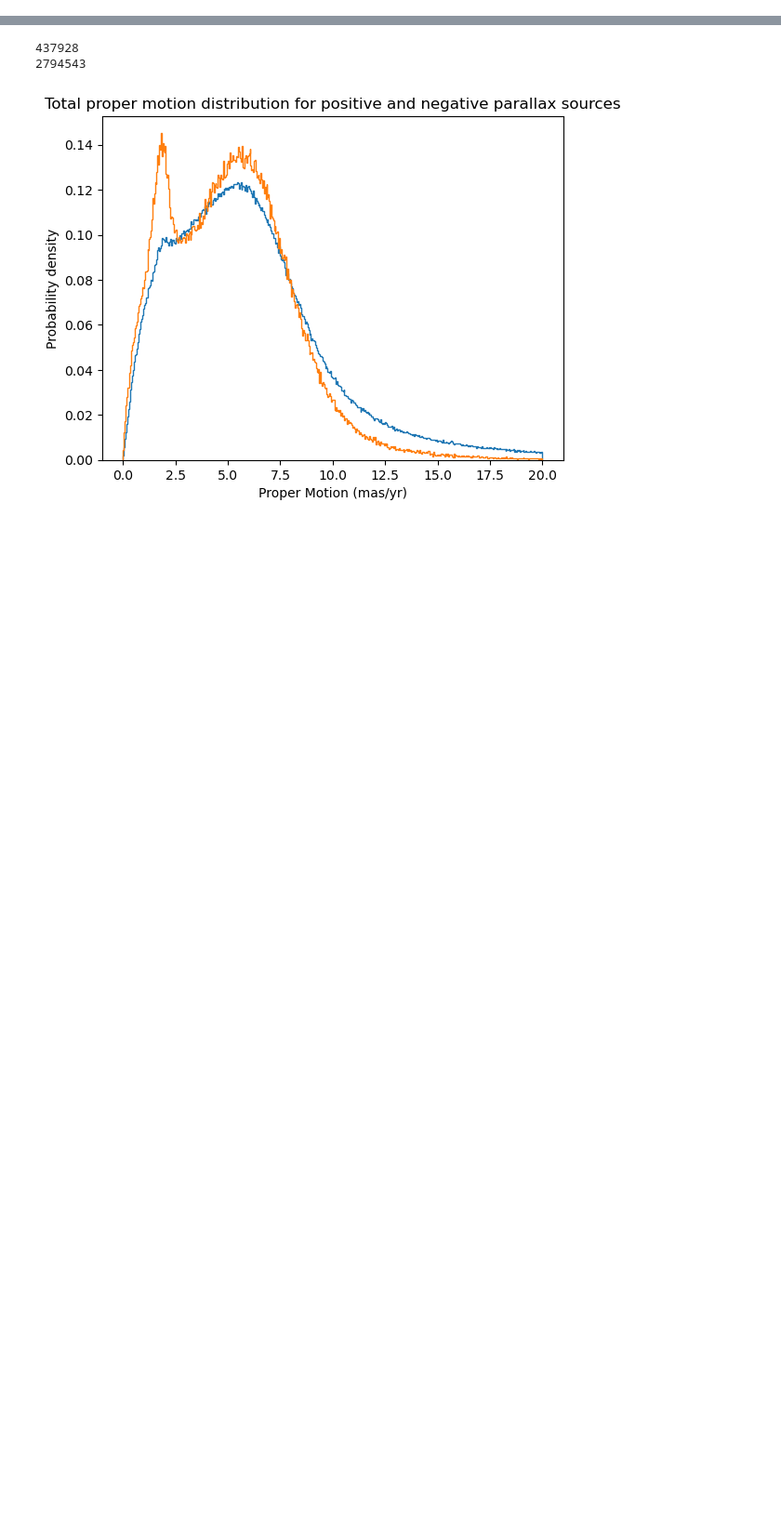
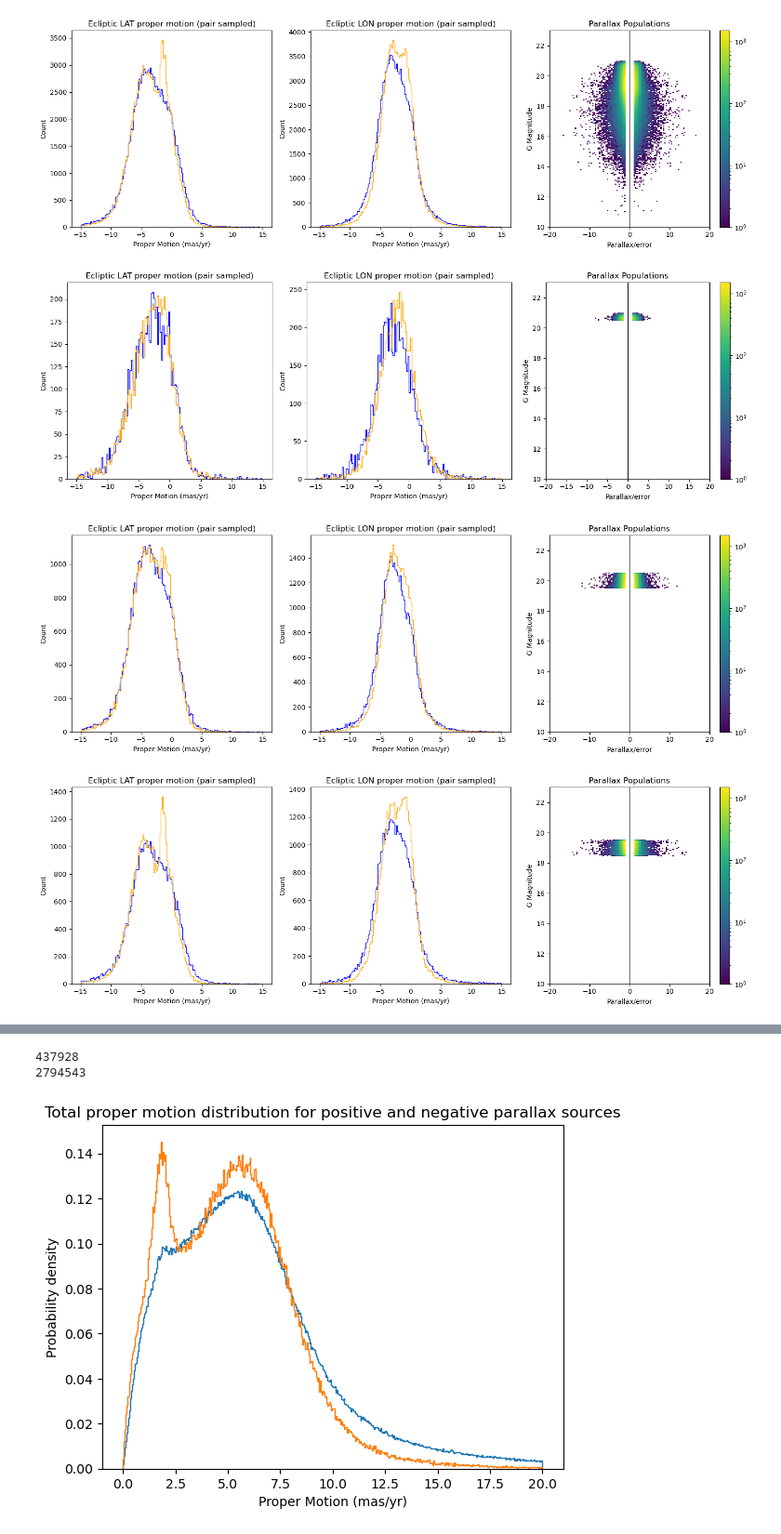
Before and after one commit to mtauraso/astro511, a Jupyter notebook: FinalProjectExploration5param.ipynb, the cells around one changed output, grey strips where cells are left out. Shown at 93% size. Drawn from its saved outputs; the diff is of its cells as text; code cells hidden in the pictures; blank space fills up the shorter version.

```diff
--- a/FinalProjectExploration5param.ipynb
+++ b/FinalProjectExploration5param.ipynb
@@ -98,0 +236,79 @@ plt.show()
+# %%
+from astropy.coordinates import SkyCoord, BarycentricMeanEcliptic
+import astropy.units as u
+
+#Should not be using anymore before the fold
+#coords = SkyCoord(data['ra'], data['dec'], pm_ra_cosdec=data['pmra'], pm_dec=data['pmdec'])
+#ellipticCoords = coords.transform_to(BarycentricMeanEcliptic)
+
+mirror_coords = SkyCoord(mirror_ra*u.deg, mirror_dec*u.deg, pm_ra_cosdec = mirror_pmra*u.mas/u.yr, pm_dec = mirror_pmdec*u.mas/u.yr)
+mirror_ecoords = mirror_coords.transform_to(BarycentricMeanEcliptic)
+
+problem_coords = SkyCoord(np.ma.masked_array(data['ra'], mask= np.logical_or(negative_parallax, limit_mask)).compressed(),
+                          np.ma.masked_array(data['dec'], mask= np.logical_or(negative_parallax, limit_mask)).compressed(),
+                          pm_ra_cosdec = np.ma.masked_array(data['pmra'], mask= np.logical_or(negative_parallax, limit_mask)).compressed(),
+                          pm_dec = np.ma.masked_array(data['pmdec'], mask= np.logical_or(negative_parallax, limit_mask)).compressed())
+problem_ecoords = problem_coords.transform_to(BarycentricMeanEcliptic)
+# %%
+
+
+
+# Make plots of LAT/LON showing mirror(positive parallax) and problem (negative parallax) histograms
+# Allow pass in of a mask so we can go by mag.
+def visualize_ecliptic_proper_motion(mirror_ecoords, problem_ecoords, mirror_poe, mirror_mag, problem_poe, problem_mag,
+                                     mirror_mask = None, problem_mask = None):
+
+    fig,(ax1, ax2, ax3) = plt.subplots(nrows=1, ncols = 3)
+
+    fig.set_size_inches(15, 5)
+
+    ax1.set_title("Ecliptic LAT proper motion (pair sampled)")
+    ax1.set_xlabel("Proper Motion (mas/yr)")
+    ax1.set_ylabel("Count")
+
+    ax1.hist(np.ma.masked_array(mirror_ecoords.pm_lat.value, mask = mirror_mask).compressed(),
+         bins = 150, range=(-15,15), histtype='step', color="blue")
+    ax1.hist(np.ma.masked_array(problem_ecoords.pm_lat.value, mask = problem_mask).compressed(),
+         bins = 150, range=(-15,15), histtype='step', color="orange")
+
+    ax2.set_title("Ecliptic LON proper motion (pair sampled)")
+    ax2.set_xlabel("Proper Motion (mas/yr)")
+    ax2.set_ylabel("Count")
+
+    ax2.hist(np.ma.masked_array(mirror_ecoords.pm_lon_coslat.value, mask = mirror_mask).compressed(),
+         bins = 150, range=(-15,15), histtype='step', color="blue")
+    ax2.hist(np.ma.masked_array(problem_ecoords.pm_lon_coslat.value, mask = problem_mask).compressed(),
+         bins = 150, range=(-15,15), histtype='step', color="orange")
+
+    ax3.set_title("Parallax Populations")
+    ax3.set_xlabel("Parallax/error")
+    ax3.set_ylabel("G Magnitude")
+    _,_,_,im = ax3.hist2d(
+        np.ma.masked_array(problem_poe, mask = problem_mask).compressed(),
+        np.ma.masked_array(problem_mag, mask = problem_mask).compressed(),
+        bins=(120,200), range=((-20,20), (10,23)) , norm=colors.LogNorm(1,1500))
+    ax3.hist2d(
+        np.ma.masked_array(mirror_poe, mask = mirror_mask).compressed(),
+        np.ma.masked_array(mirror_mag, mask = mirror_mask).compressed(),
+        bins=(120,200), range=((-20,20), (10,23)) , norm=colors.LogNorm(1,1500))
+    plt.colorbar(im)
+
+    ax3.add_patch(patches.PathPatch(Path([(0,10),(0,25)]), fill=False))
+
+    plt.tight_layout()
+    plt.show()
+
+visualize_ecliptic_proper_motion(mirror_ecoords, problem_ecoords, mirror_poe, mirror_mag, problem_poe, problem_mag)
+
+mirror_mask_bin_indexes = np.digitize(mirror_mag, np.linspace(21.5,10.5,12))
+problem_mask_bin_indexes = np.digitize(problem_mag, np.linspace(21.5,10.5,12))
+for bin_index in range(1,7):
+    mirror_mask = np.not_equal(bin_index, mirror_mask_bin_indexes)
+    problem_mask = np.not_equal(bin_index, problem_mask_bin_indexes)
+    visualize_ecliptic_proper_motion(mirror_ecoords, problem_ecoords, mirror_poe, mirror_mag, problem_poe, problem_mag,
+                                     mirror_mask=mirror_mask, problem_mask=problem_mask)
+# %% [output]
+[figure, added]
+[figure, added]
+[figure, added]
+[figure, added]
```
Also changed, not shown: parts of 31 cells of this notebook.
